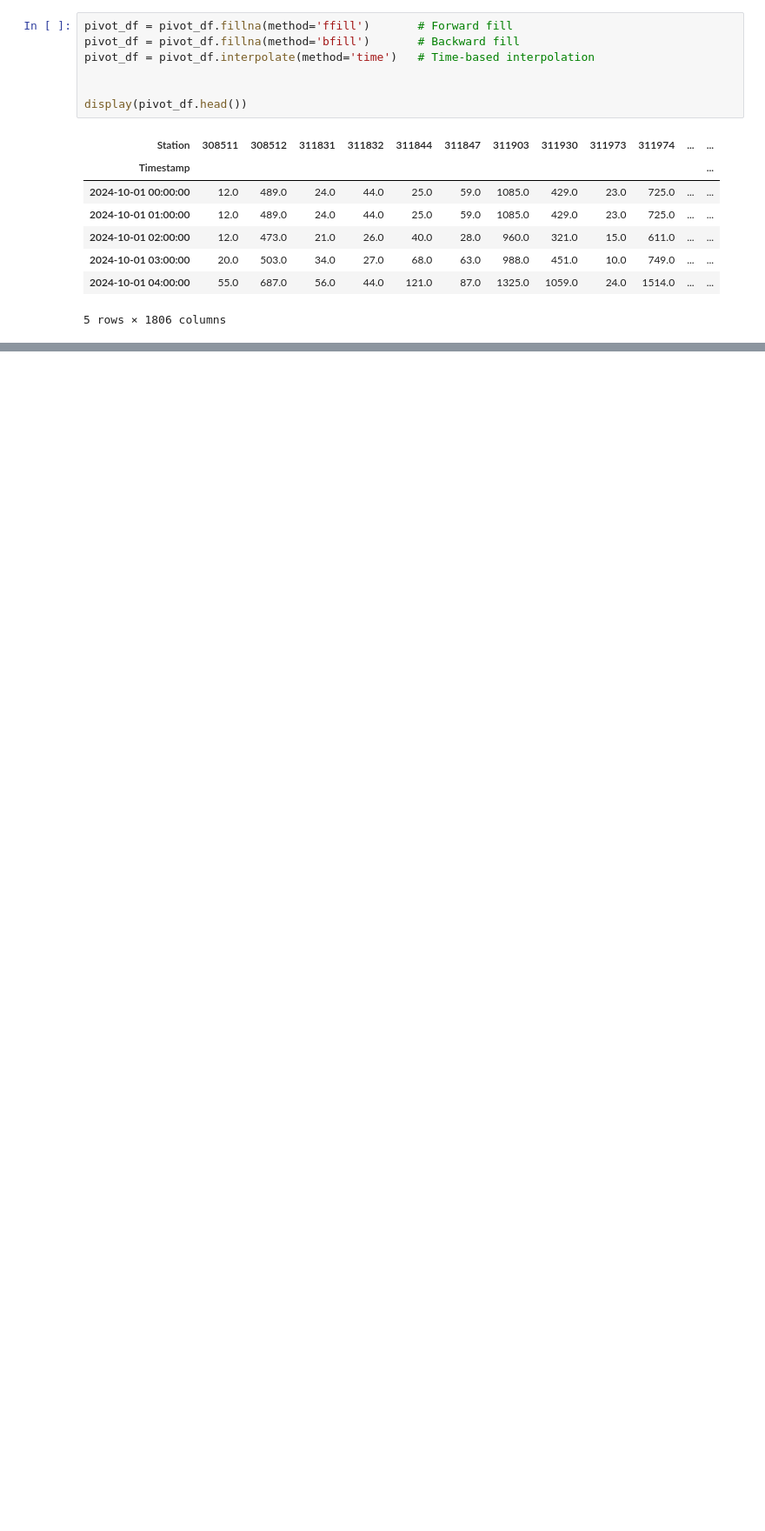
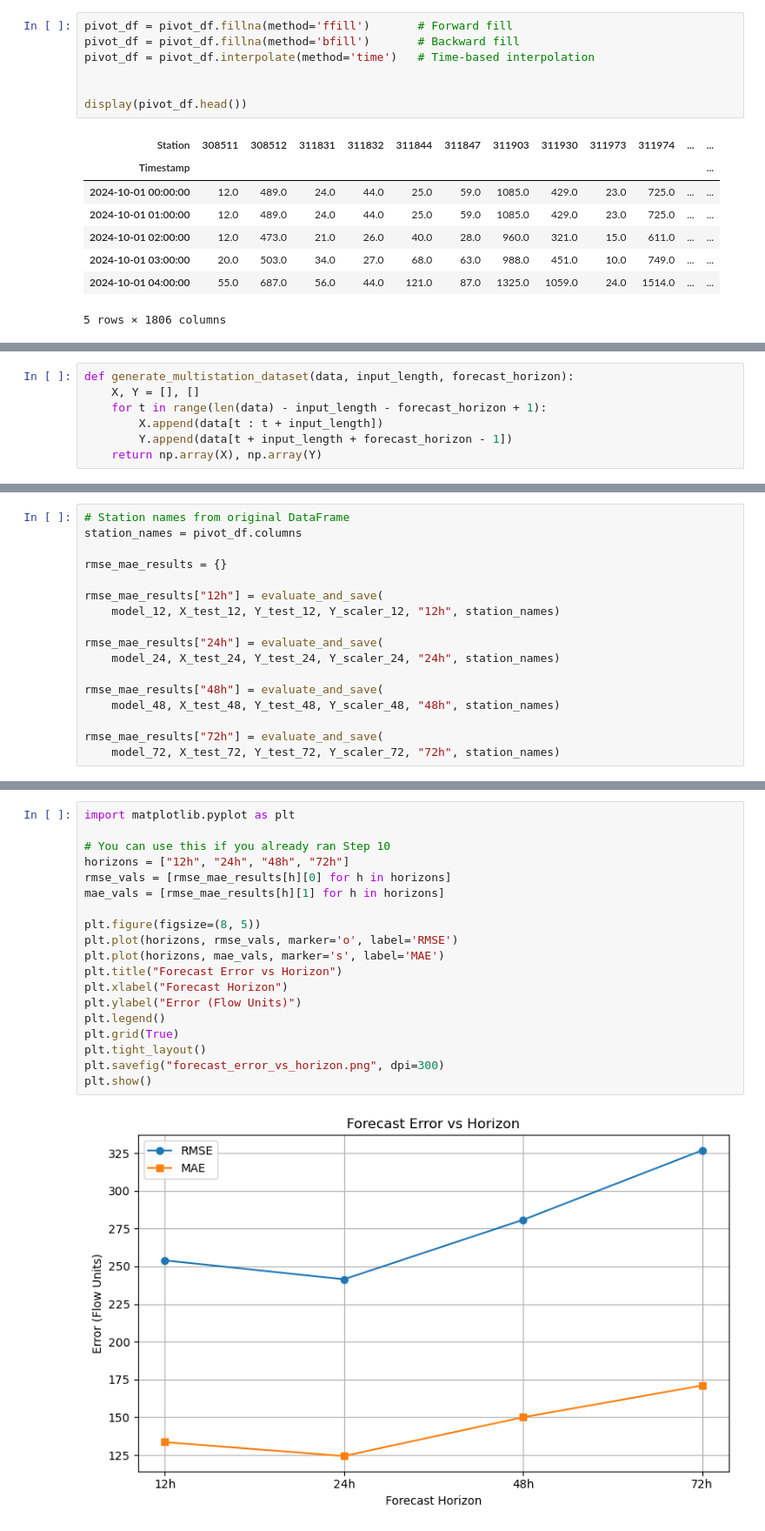
Before and after one commit to RichelCode/EV-Charging-Analysis, a Jupyter notebook: CNN_GRU_LSTM.ipynb, the cells around one changed output, grey strips where cells are left out. Shown at 87% size. Saved outputs shown, nothing was run; the diff lists cells and outputs as text; blank space fills up the shorter version.

```diff
--- a/CNN_GRU_LSTM.ipynb
+++ b/CNN_GRU_LSTM.ipynb
@@ -844,0 +338,7 @@ MAE:  136.87
+# %%
+def generate_multistation_dataset(data, input_length, forecast_horizon):
+    X, Y = [], []
+    for t in range(len(data) - input_length - forecast_horizon + 1):
+        X.append(data[t : t + input_length])
+        Y.append(data[t + input_length + forecast_horizon - 1])
+    return np.array(X), np.array(Y)
@@ -844,0 +632,17 @@ MAE:  136.87
+# %%
+# Station names from original DataFrame
+station_names = pivot_df.columns
+
+rmse_mae_results = {}
+
+rmse_mae_results["12h"] = evaluate_and_save(
+    model_12, X_test_12, Y_test_12, Y_scaler_12, "12h", station_names)
+
+rmse_mae_results["24h"] = evaluate_and_save(
+    model_24, X_test_24, Y_test_24, Y_scaler_24, "24h", station_names)
+
+rmse_mae_results["48h"] = evaluate_and_save(
+    model_48, X_test_48, Y_test_48, Y_scaler_48, "48h", station_names)
+
+rmse_mae_results["72h"] = evaluate_and_save(
+    model_72, X_test_72, Y_test_72, Y_scaler_72, "72h", station_names)
@@ -844,0 +677,21 @@ MAE:  136.87
+# %%
+import matplotlib.pyplot as plt
+
+# You can use this if you already ran Step 10
+horizons = ["12h", "24h", "48h", "72h"]
+rmse_vals = [rmse_mae_results[h][0] for h in horizons]
+mae_vals = [rmse_mae_results[h][1] for h in horizons]
+
+plt.figure(figsize=(8, 5))
+plt.plot(horizons, rmse_vals, marker='o', label='RMSE')
+plt.plot(horizons, mae_vals, marker='s', label='MAE')
+plt.title("Forecast Error vs Horizon")
+plt.xlabel("Forecast Horizon")
+plt.ylabel("Error (Flow Units)")
+plt.legend()
+plt.grid(True)
+plt.tight_layout()
+plt.savefig("forecast_error_vs_horizon.png", dpi=300)
+plt.show()
+# %% [output]
+[figure, added]
```
Also changed, not shown: parts of 33 cells of this notebook.
